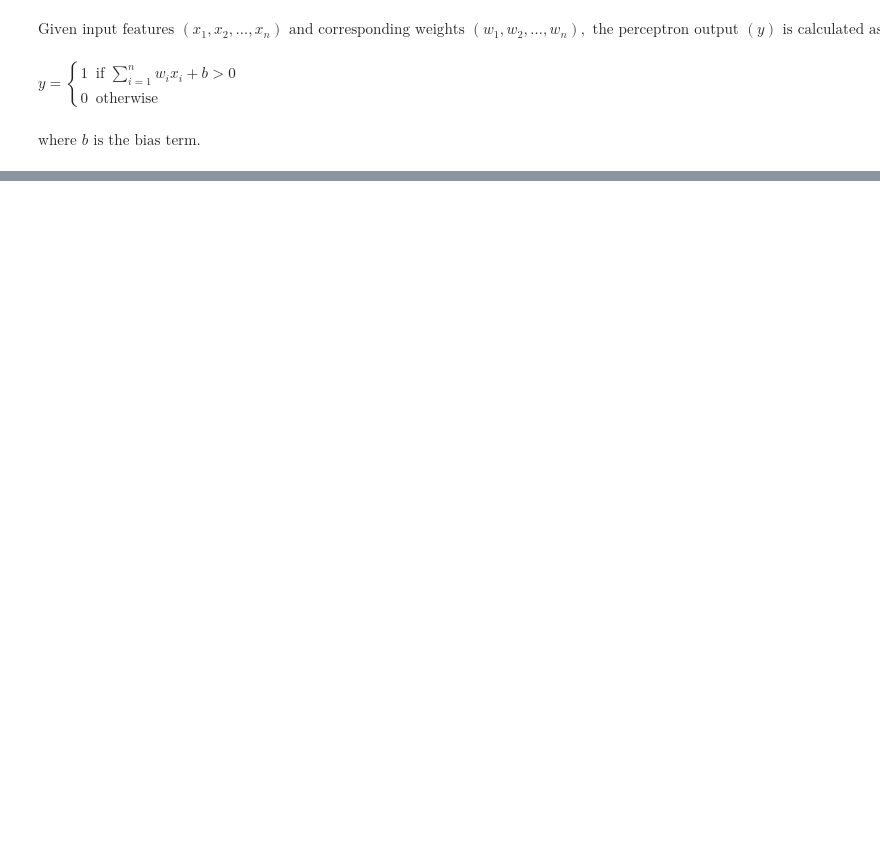
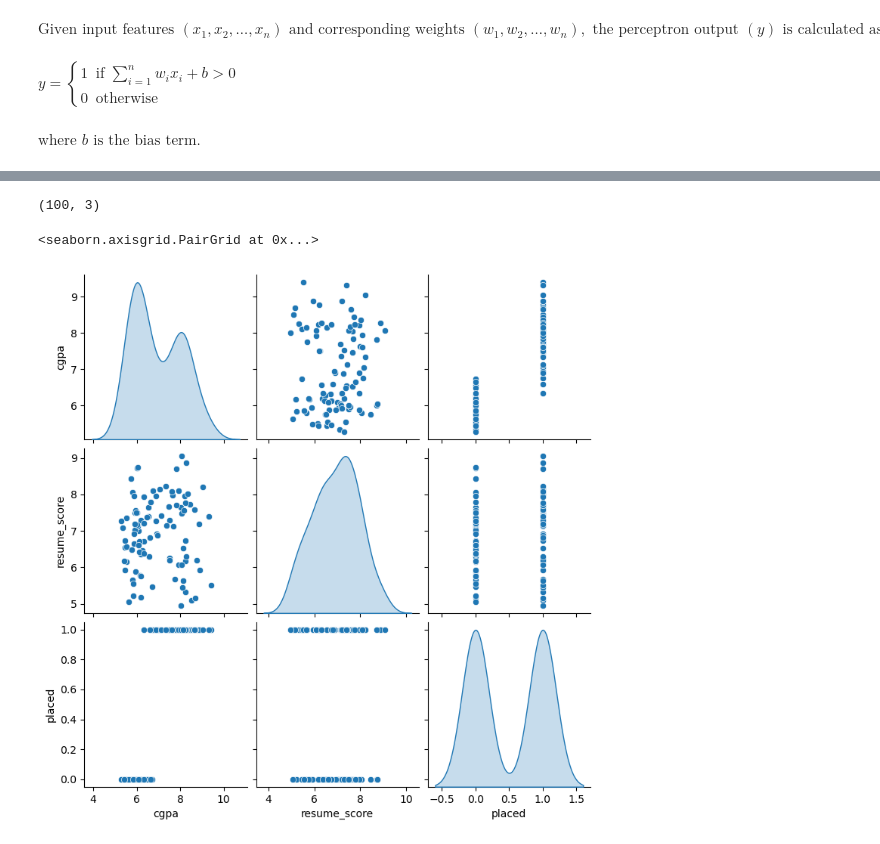
Before and after one commit to acdas04/Deep-Learning, a Jupyter notebook: perceptron.ipynb, the cells around one changed output, grey strips where cells are left out. Cells and saved outputs as stored; diff of their text form; code cells hidden in the pictures; blank space fills up the shorter version.

```diff
--- a/perceptron.ipynb
+++ b/perceptron.ipynb
@@ -25,0 +30,3 @@ $\displaystyle \text{where } b \text{ is the bias term.}$
+# %%
+data=pd.read_csv('placement.csv')
+data.head()
@@ -25,0 +40,10 @@ $\displaystyle \text{where } b \text{ is the bias term.}$
+# %%
+data.shape
+# here shape is object of pandas.core.series.Series class
+# %% [output]
+(100, 3)
+# %%
+sns.pairplot(data,diag_kind='kde')
+# %% [output]
+<seaborn.axisgrid.PairGrid at 0x...>
+[figure, added]
```
Also changed, not shown: parts of 21 cells of this notebook.
